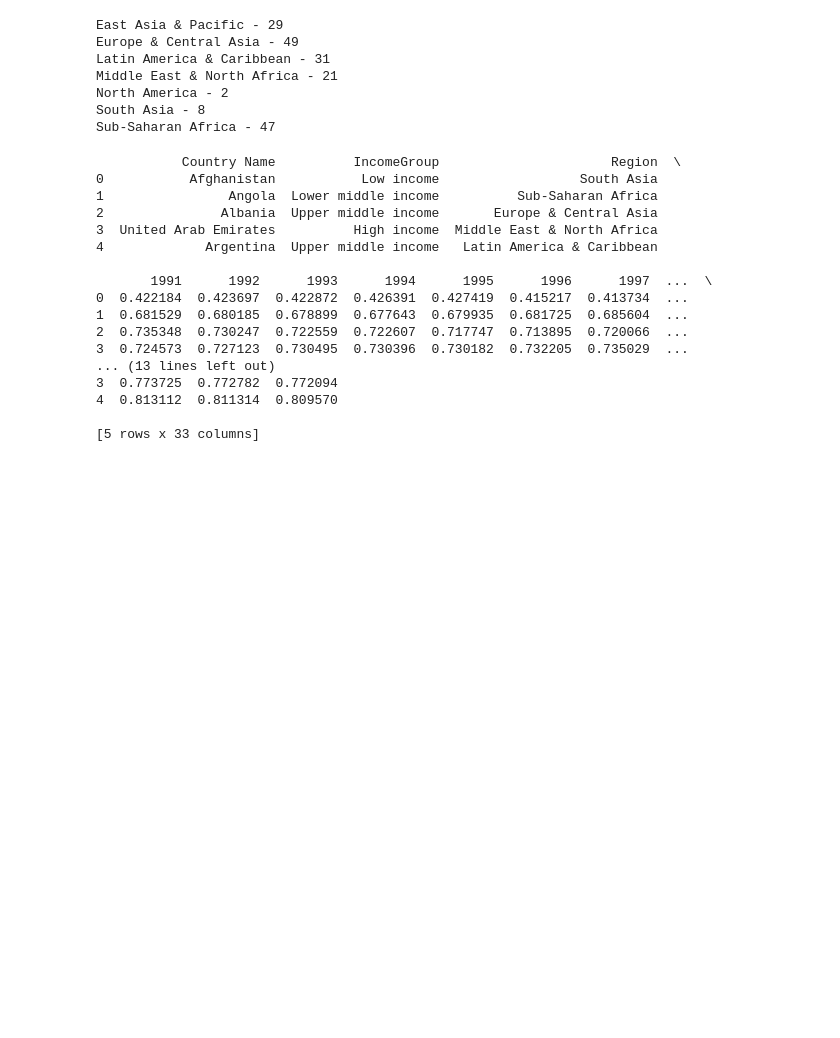
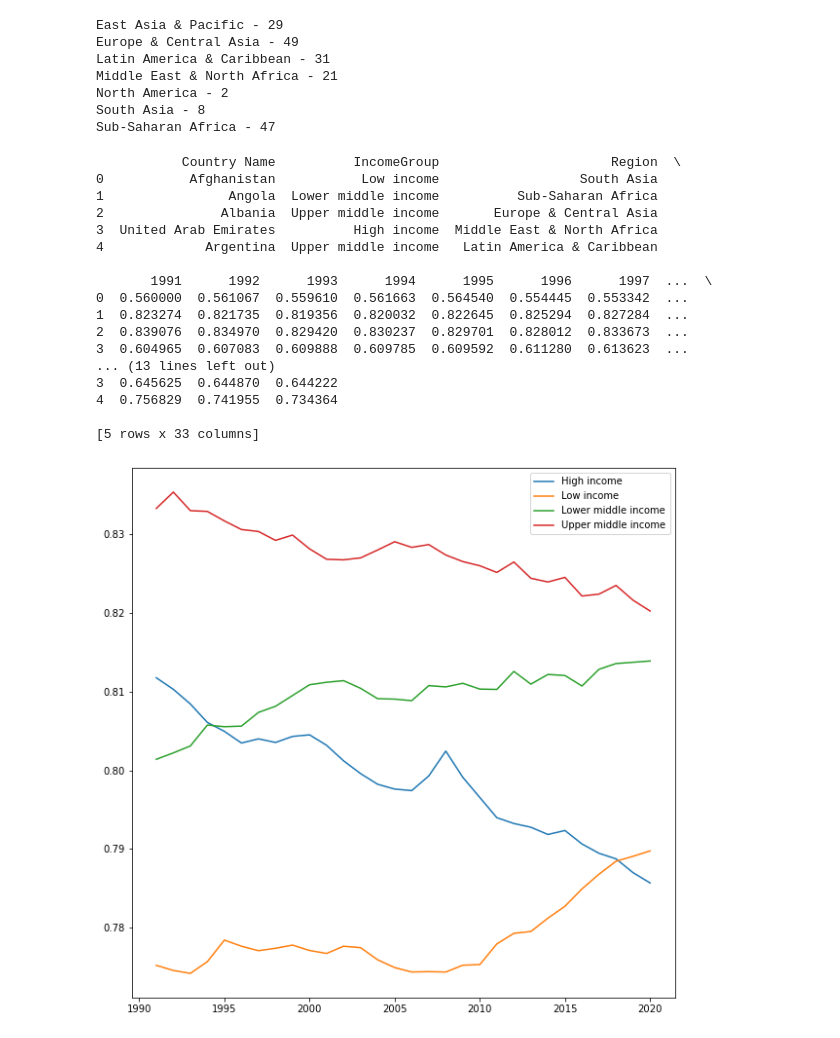
Before and after one commit to Amatullah/CSCI5502-DataMining_Project, a Jupyter notebook: incomegroups.ipynb, the cells around one changed output. Drawn from its saved outputs; the diff is of its cells as text; code cells hidden in the pictures; blank space fills up the shorter version.

Commit message:
python file for income group wise analysis

```diff
--- a/incomegroups.ipynb
+++ b/incomegroups.ipynb
@@ -73,9 +73,9 @@ for i in range(30):
     factor_employment = df_employment_female[year_str]/df_employment_male[year_str]
 
     ratio =   factor_industry + factor_laborforce + factor_employment +\
-            factor_services  + factor_wage
+            factor_services  + factor_wage + factor_agriculture
 
-    dict_GenderEmploymentIndex[year_str] = ratio/5
+    dict_GenderEmploymentIndex[year_str] = ratio/6
 
 
 #Creating the male, female and GEI dataframe
@@ -93,15 +93,63 @@ df_GenderEmploymentIndex.to_csv (r'comboclustered_data.csv', index = None, heade
 4             Argentina  Upper middle income   Latin America & Caribbean
 
        1991      1992      1993      1994      1995      1996      1997  ...  \
-0  0.422184  0.423697  0.422872  0.426391  0.427419  0.415217  0.413734  ...
-1  0.681529  0.680185  0.678899  0.677643  0.679935  0.681725  0.685604  ...
-2  0.735348  0.730247  0.722559  0.722607  0.717747  0.713895  0.720066  ...
-3  0.724573  0.727123  0.730495  0.730396  0.730182  0.732205  0.735029  ...
+0  0.560000  0.561067  0.559610  0.561663  0.564540  0.554445  0.553342  ...
+1  0.823274  0.821735  0.819356  0.820032  0.822645  0.825294  0.827284  ...
+2  0.839076  0.834970  0.829420  0.830237  0.829701  0.828012  0.833673  ...
+3  0.604965  0.607083  0.609888  0.609785  0.609592  0.611280  0.613623  ...
 ... (13 lines left out)
-3  0.773725  0.772782  0.772094
-4  0.813112  0.811314  0.809570
+3  0.645625  0.644870  0.644222
+4  0.756829  0.741955  0.734364
 
 [5 rows x 33 columns]
+# %%
+highincome= np.zeros(30)
+lowincome= np.zeros(30)
+lowmiddleincoem= np.zeros(30)
+uppermiddleincome= np.zeros(30)
+gk = df_GenderEmploymentIndex.groupby('IncomeGroup')
+df2= gk.get_group('High income')
+year=1990
+i=0
+for j in range(0,30):
+            year= year+1
+            highincome[i]= df2[str(year)].sum()/df2.shape[0]
+            i=i+1
+gk = df_GenderEmploymentIndex.groupby('IncomeGroup')
+df2= gk.get_group('Low income')
+year=1990
+i=0
+for j in range(0,30):
+            year= year+1
+            lowincome[i]= df2[str(year)].sum()/df2.shape[0]
+            i=i+1
+gk = df_GenderEmploymentIndex.groupby('IncomeGroup')
+df2= gk.get_group('Lower middle income')
+year=1990
+i=0
+for j in range(0,30):
+            year= year+1
+            lowmiddleincoem[i]= df2[str(year)].sum()/df2.shape[0]
+            i=i+1
+gk = df_GenderEmploymentIndex.groupby('IncomeGroup')
+df2= gk.get_group('Upper middle income')
+year=1990
+i=0
+for j in range(0,30):
+            year= year+1
+            uppermiddleincome[i]= df2[str(year)].sum()/df2.shape[0]
+            i=i+1
+dff = pd.DataFrame({
+   'High income': highincome,
+   'Low income': lowincome,
+   'Lower middle income' : lowmiddleincoem,
+   'Upper middle income' : uppermiddleincome
+   }, index=[1991, 1992, 1993, 1994, 1995, 1996, 1997, 1998, 1999, 2000, 2001, 2002, 2003, 2004, 2005, 2006, 2007, 2008, 2009, 2010,
+            2011, 2012, 2013, 2014, 2015, 2016, 2017, 2018, 2019, 2020])
+dff.plot(figsize=(10,10));
+#lines = dff.plot.line()
+# %% [output]
+[figure, added]
 # %%
 df_GenderEmploymentIndex['5yearaverage'] = df_GenderEmploymentIndex[['2016','2017','2018','2019','2020']].mean(axis=1)
 gk = df_GenderEmploymentIndex.groupby('IncomeGroup')
```
Also changed, not shown: parts of 4 cells of this notebook, 2 other files.
